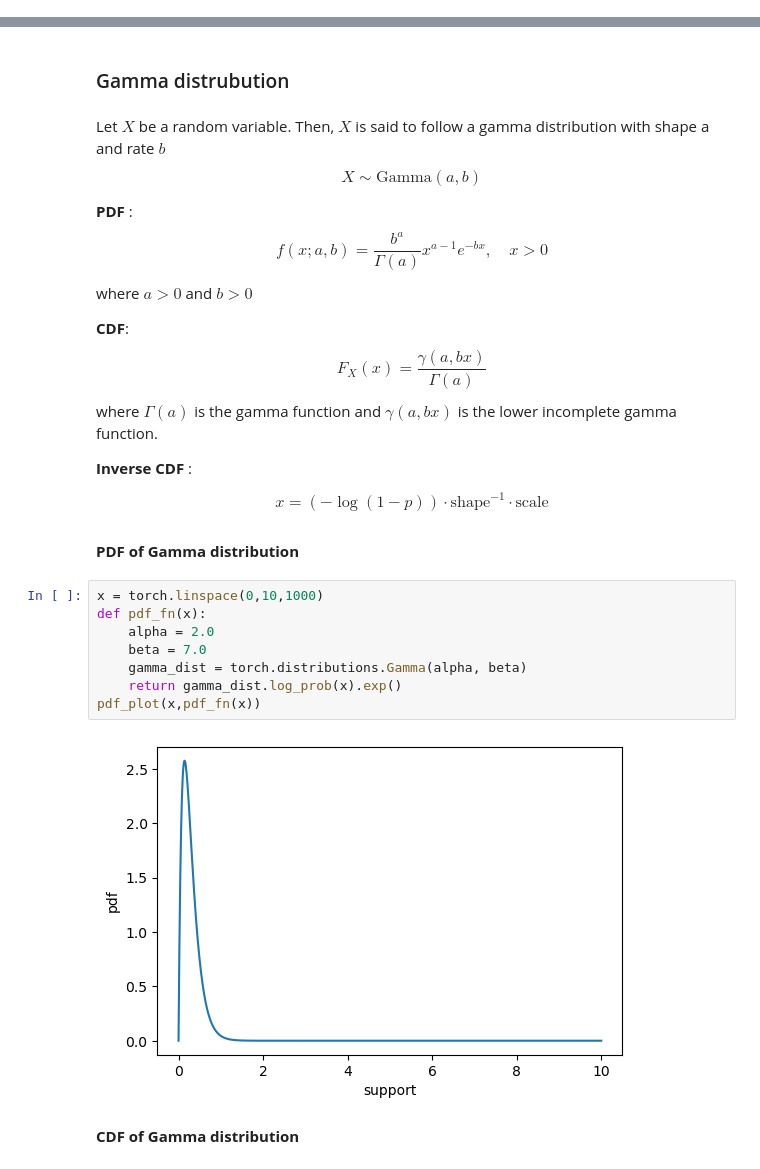
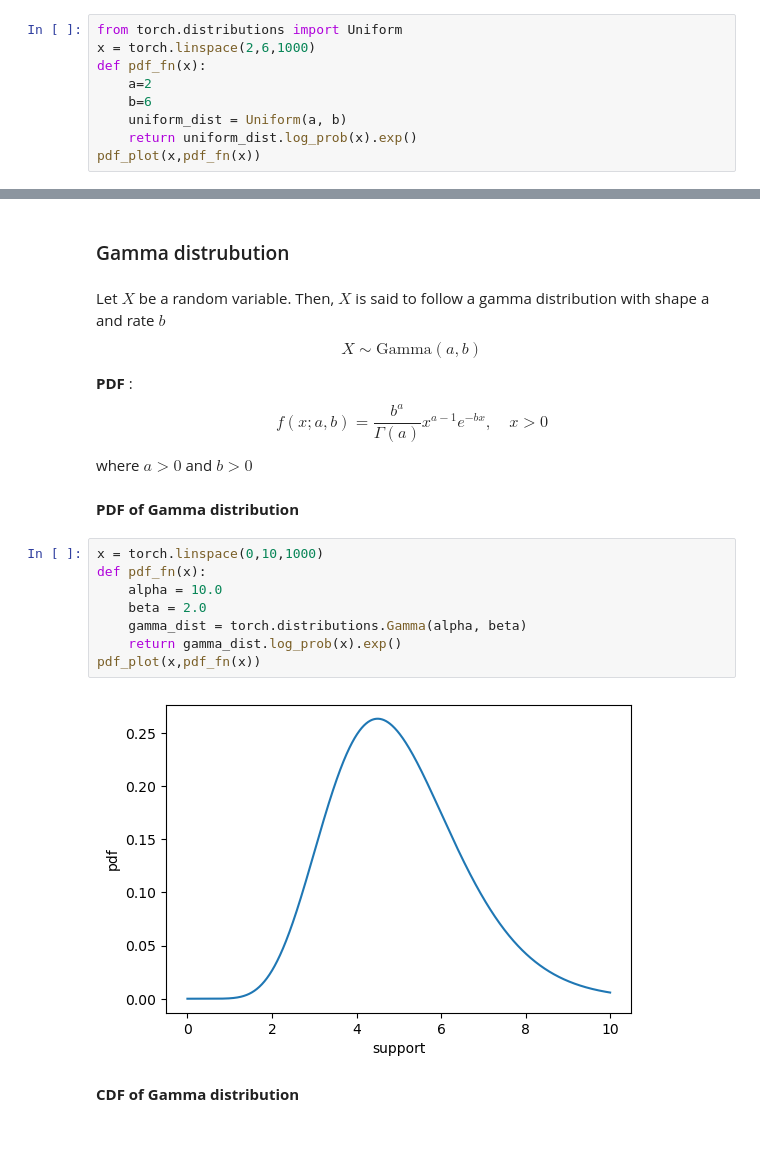
Before and after one commit to rishabh-mondal/blog, a Jupyter notebook: Sampling_distributions.ipynb, the cells around one changed output, grey strips where cells are left out. Drawn from its saved outputs; the diff is of its cells as text; blank space fills up the shorter version.

```diff
--- a/Sampling_distributions.ipynb
+++ b/Sampling_distributions.ipynb
@@ -233,0 +200,9 @@ Text(0.5, 0, 'categories')
+# %%
+from torch.distributions import Uniform
+x = torch.linspace(2,6,1000)
+def pdf_fn(x):
+    a=2
+    b=6
+    uniform_dist = Uniform(a, b)
+    return uniform_dist.log_prob(x).exp()
+pdf_plot(x,pdf_fn(x))
@@ -367,25 +366,17 @@ Text(0.5, 1.0, 'Kernel Density Estimation')
 
 ****PDF**** : $$f(x; a, b) = \frac{b^a}{\Gamma(a)} x^{a-1} e^{-bx}, \quad x > 0$$ where
 $a>0$ and $b>0$
-
-****CDF****:
-$$F_X(x) = \frac{\gamma(a, bx)}{\Gamma(a)}$$
-where $\Gamma(a)$ is the gamma function and $\gamma(a, bx)$ is the lower incomplete gamma function.
-
-****Inverse CDF**** :
-
-$$x = (-\log(1-p)) \cdot \text{shape}^{-1} \cdot \text{scale}$$
 # %% [markdown]
 ****PDF of Gamma distribution****
 # %%
 x = torch.linspace(0,10,1000)
 def pdf_fn(x):
-    alpha = 2.0
-    beta = 7.0
+    alpha = 10.0
+    beta = 2.0
     gamma_dist = torch.distributions.Gamma(alpha, beta)
     return gamma_dist.log_prob(x).exp()
 pdf_plot(x,pdf_fn(x))
 # %% [output]
-[figure, old version]
+[figure, new version]
 # %% [markdown]
 ****CDF of Gamma distribution****
```
Also changed, not shown: parts of 30 cells of this notebook.
